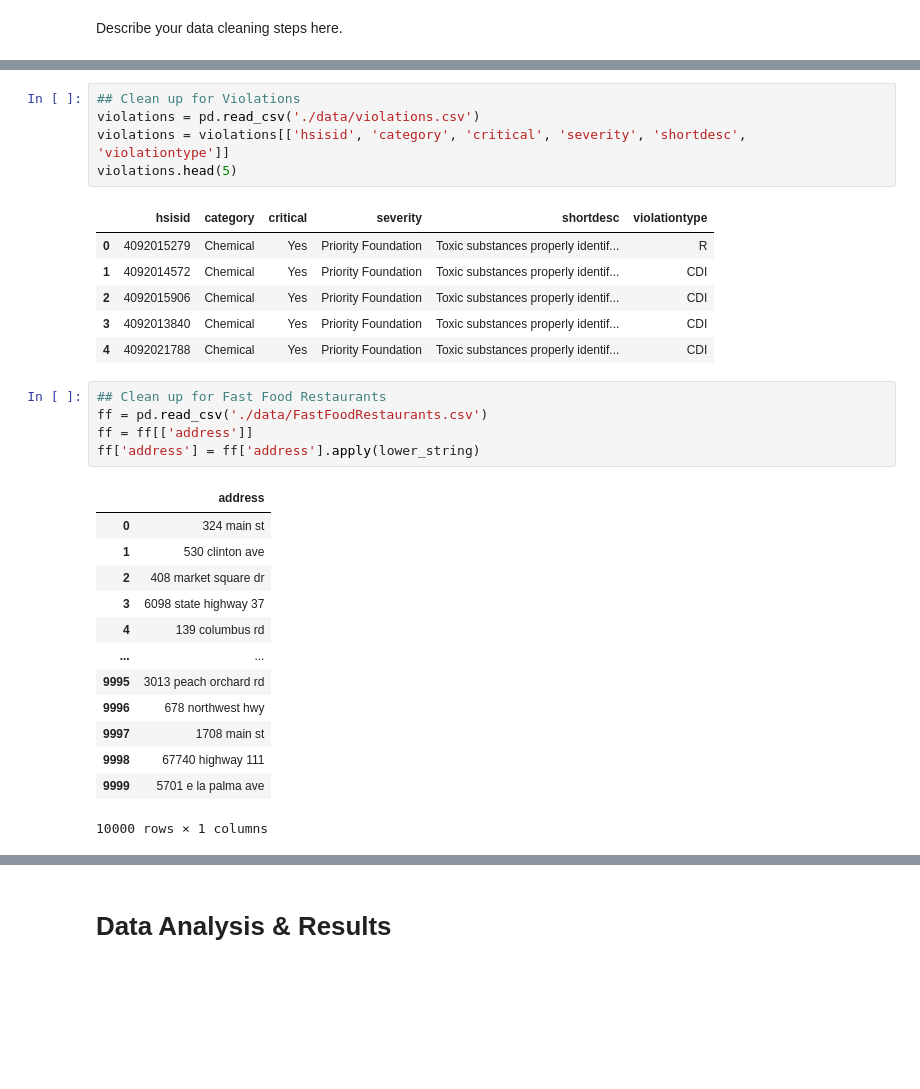
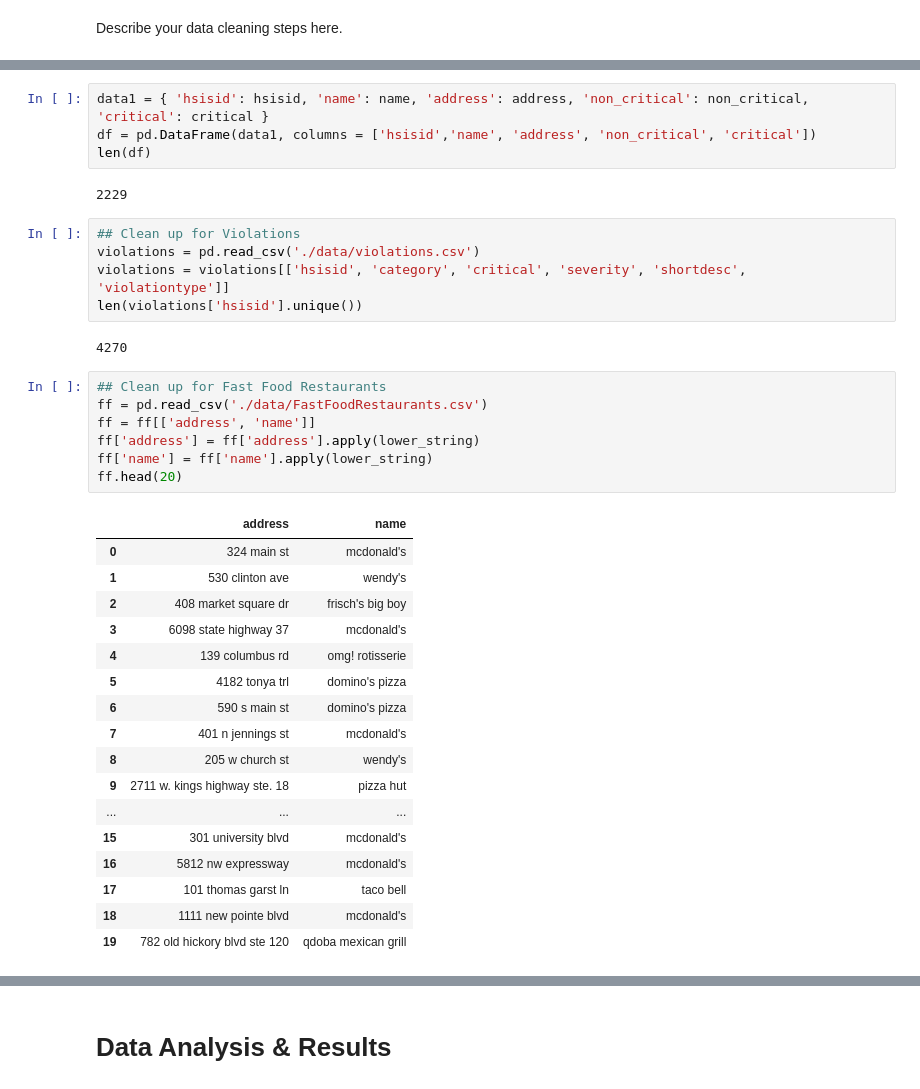
Before and after one commit to COGS108/individual_sp20, a Jupyter notebook: final_project/FinalProject_A15321789.ipynb, the cells around one changed output, grey strips where cells are left out. Drawn from its saved outputs; the diff is of its cells as text; blank space fills up the shorter version.

```diff
--- a/final_project/FinalProject_A15321789.ipynb
+++ b/final_project/FinalProject_A15321789.ipynb
@@ -125,31 +194,38 @@ len(inspections['hsisid'].unique())
+# %%
+data1 = { 'hsisid': hsisid, 'name': name, 'address': address, 'non_critical': non_critical, 'critical': critical }
+df = pd.DataFrame(data1, columns = ['hsisid','name', 'address', 'non_critical', 'critical'])
+len(df)
+# %% [output]
+2229
 # %%
 ## Clean up for Violations
 violations = pd.read_csv('./data/violations.csv')
 violations = violations[['hsisid', 'category', 'critical', 'severity', 'shortdesc', 'violationtype']]
-violations.head(5)
+len(violations['hsisid'].unique())
 # %% [output]
-|  | hsisid | category | critical | severity | shortdesc | violationtype |
-| 0 | 4092015279 | Chemical | Yes | Priority Foundation | Toxic substances properly identif... | R |
-| 1 | 4092014572 | Chemical | Yes | Priority Foundation | Toxic substances properly identif... | CDI |
-| 2 | 4092015906 | Chemical | Yes | Priority Foundation | Toxic substances properly identif... | CDI |
-| 3 | 4092013840 | Chemical | Yes | Priority Foundation | Toxic substances properly identif... | CDI |
-| 4 | 4092021788 | Chemical | Yes | Priority Foundation | Toxic substances properly identif... | CDI |
+4270
 # %%
 ## Clean up for Fast Food Restaurants
 ff = pd.read_csv('./data/FastFoodRestaurants.csv')
-ff = ff[['address']]
+ff = ff[['address', 'name']]
 ff['address'] = ff['address'].apply(lower_string)
+ff['name'] = ff['name'].apply(lower_string)
+ff.head(20)
 # %% [output]
-|  | address |
-| 0 | 324 main st |
-| 1 | 530 clinton ave |
-| 2 | 408 market square dr |
-| 3 | 6098 state highway 37 |
-| 4 | 139 columbus rd |
-| ... | ... |
-| 9995 | 3013 peach orchard rd |
-| 9996 | 678 northwest hwy |
-| 9997 | 1708 main st |
-| 9998 | 67740 highway 111 |
-| 9999 | 5701 e la palma ave |
+|  | address | name |
+| 0 | 324 main st | mcdonald's |
+| 1 | 530 clinton ave | wendy's |
+| 2 | 408 market square dr | frisch's big boy |
+| 3 | 6098 state highway 37 | mcdonald's |
+| 4 | 139 columbus rd | omg! rotisserie |
+| 5 | 4182 tonya trl | domino's pizza |
+| 6 | 590 s main st | domino's pizza |
+| 7 | 401 n jennings st | mcdonald's |
+| 8 | 205 w church st | wendy's |
+| 9 | 2711 w. kings highway ste. 18 | pizza hut |
+| ... | ... | ... |
+| 15 | 301 university blvd | mcdonald's |
+| 16 | 5812 nw expressway | mcdonald's |
+| 17 | 101 thomas garst ln | taco bell |
+| 18 | 1111 new pointe blvd | mcdonald's |
+| 19 | 782 old hickory blvd ste 120 | qdoba mexican grill |
-10000 rows × 1 columns
```
Also changed, not shown: parts of 22 cells of this notebook.
